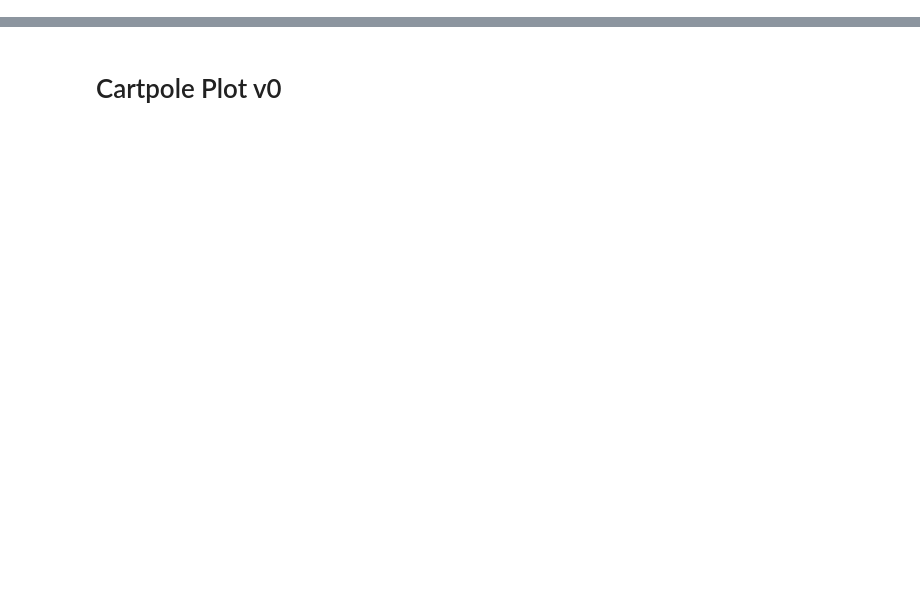
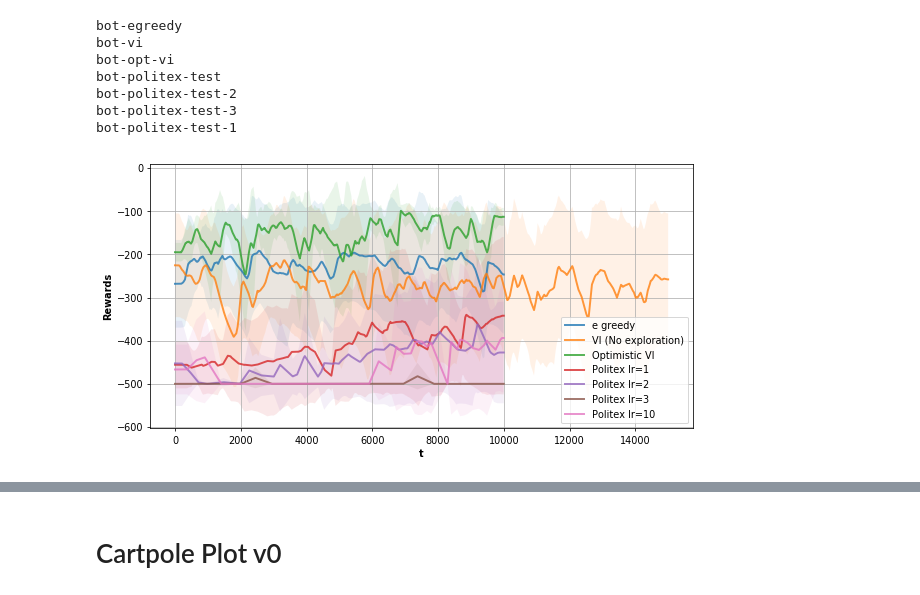
Before and after one commit to anhddo/oppoliter, a Jupyter notebook: notebook/ls-avg-reward.ipynb, the cells around one changed output, grey strips where cells are left out. Saved outputs shown, nothing was run; the diff lists cells and outputs as text; code cells hidden in the pictures; blank space fills up the shorter version.

```diff
--- a/notebook/ls-avg-reward.ipynb
+++ b/notebook/ls-avg-reward.ipynb
@@ -124,0 +100,31 @@ plt.savefig('acrobot-v1_2', dpi=300)
+# %%
+plt.grid()
+alpha=0.1
+lw=2
+line_95_percent('bot-egreedy', label='e greedy', linewidth=lw, alpha=alpha)
+line_95_percent('bot-vi', label='VI (No exploration)', linewidth=lw, alpha=alpha)
+line_95_percent('bot-opt-vi', label='Optimistic VI', linewidth=lw, alpha=alpha)
+# line_95_percent('bot-opt-vi-2', label='Optimistic VI 1', linewidth=lw, alpha=alpha)
+# line_95_percent('bot-politex-1-2', label='Politex  ', linewidth=lw, alpha=alpha)
+# line_95_percent('bot-politex-0.125', label='Politex 0.125', linewidth=lw, alpha=alpha)
+# line_95_percent('bot-politex-0.25', label='Politex 0.25', linewidth=lw, alpha=alpha)
+# line_95_percent('bot-politex-1', label='Politex 1', linewidth=lw, alpha=alpha)
+line_95_percent('bot-politex-test', label='Politex lr=1', linewidth=lw, alpha=alpha)
+line_95_percent('bot-politex-test-2', label='Politex lr=2', linewidth=lw, alpha=alpha)
+line_95_percent('bot-politex-test-3', label='Politex lr=3', linewidth=lw, alpha=alpha)
+line_95_percent('bot-politex-test-1', label='Politex lr=10', linewidth=lw, alpha=alpha)
+# line_95_percent('pole0-opt-vi', label='Optimistic VI', linewidth=lw, alpha=alpha)
+# plt.yticks([0,100,150, 200])
+plt.xlabel('t', fontweight='bold')
+plt.ylabel('Rewards', fontweight='bold')
+plt.legend(loc=4)
+plt.savefig('pole0-v1', dpi=300)
+# %% [output]
+bot-egreedy
+bot-vi
+bot-opt-vi
+bot-politex-test
+bot-politex-test-2
+bot-politex-test-3
+bot-politex-test-1
+[figure, added]
```
Also changed, not shown: parts of 53 cells of this notebook, 3 other files.
